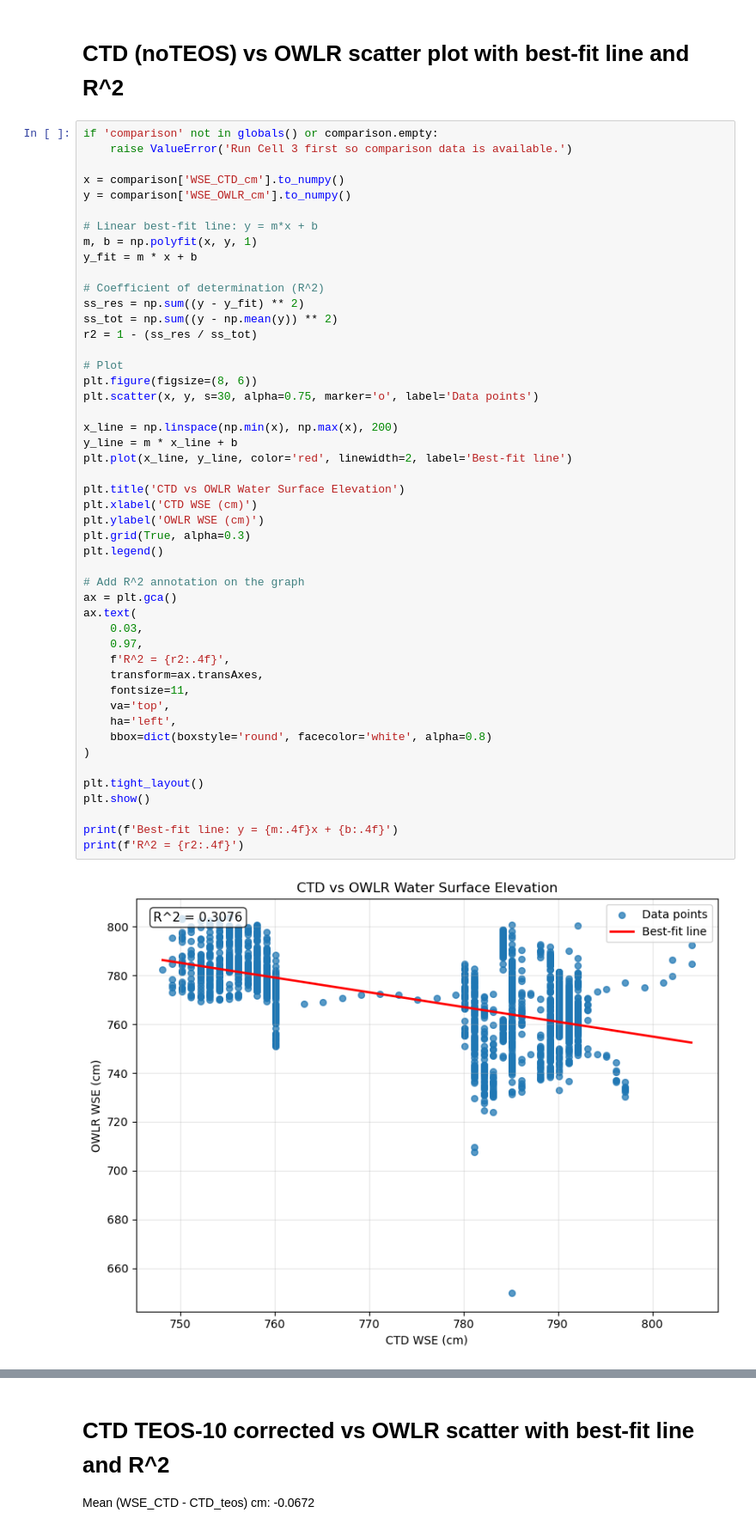
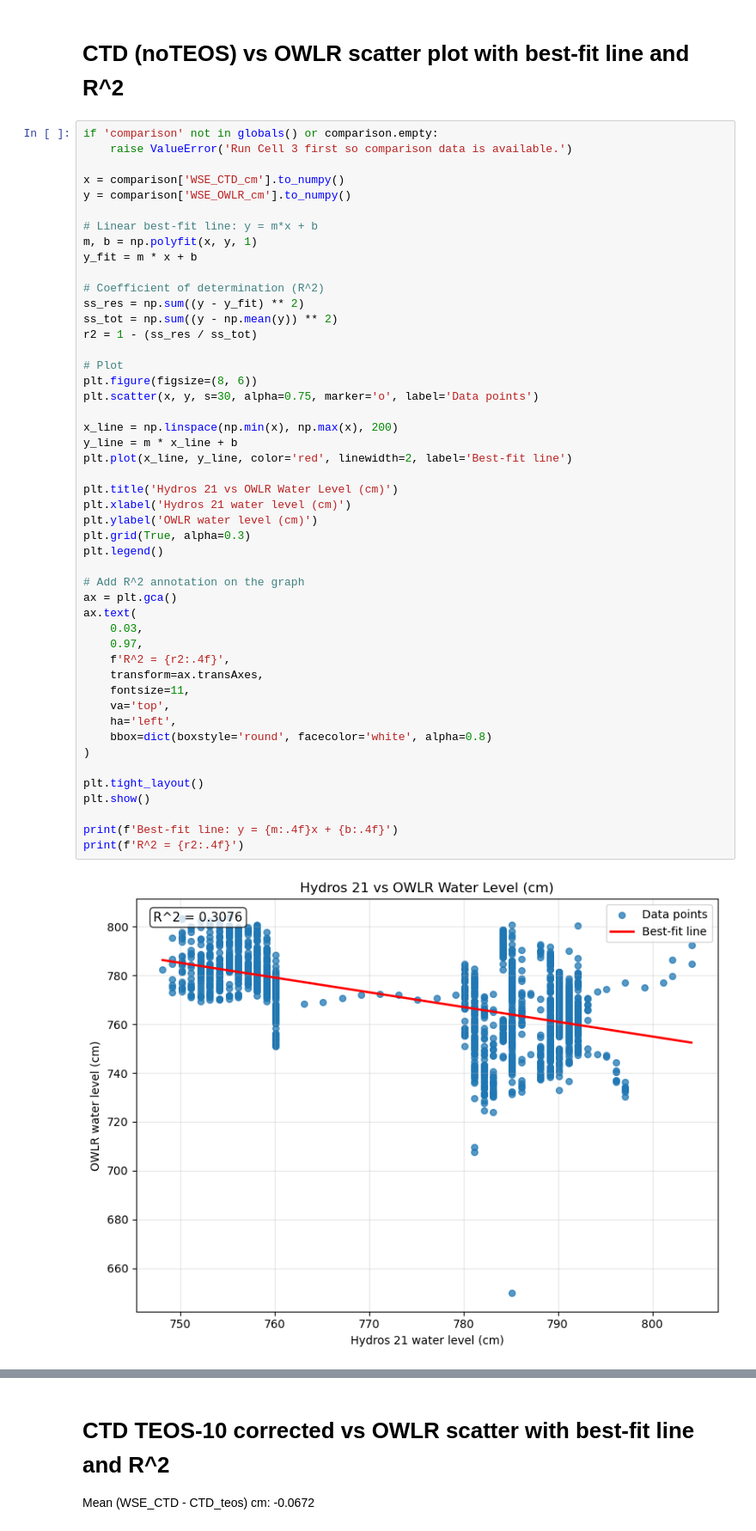
Before and after one commit to COAST-Lab/Open-Water-Level-and-Rainfall-Sensor, a Jupyter notebook: Data Analysis/waterSurfaceElevationAnalysis.ipynb, the cells around one changed output, grey strips where cells are left out. Shown at 86% size. Saved outputs shown, nothing was run; the diff lists cells and outputs as text.

```diff
--- a/Data Analysis/waterSurfaceElevationAnalysis.ipynb
+++ b/Data Analysis/waterSurfaceElevationAnalysis.ipynb
@@ -348,37 +358,37 @@ r2 = 1 - (ss_res / ss_tot)
 # Plot
 plt.figure(figsize=(8, 6))
 plt.scatter(x, y, s=30, alpha=0.75, marker='o', label='Data points')
 
 x_line = np.linspace(np.min(x), np.max(x), 200)
 y_line = m * x_line + b
 plt.plot(x_line, y_line, color='red', linewidth=2, label='Best-fit line')
 
-plt.title('CTD vs OWLR Water Surface Elevation')
-plt.xlabel('CTD WSE (cm)')
-plt.ylabel('OWLR WSE (cm)')
+plt.title('Hydros 21 vs OWLR Water Level (cm)')
+plt.xlabel('Hydros 21 water level (cm)')
+plt.ylabel('OWLR water level (cm)')
 plt.grid(True, alpha=0.3)
 plt.legend()
 
 # Add R^2 annotation on the graph
 ax = plt.gca()
 ax.text(
     0.03,
     0.97,
     f'R^2 = {r2:.4f}',
     transform=ax.transAxes,
     fontsize=11,
     va='top',
     ha='left',
     bbox=dict(boxstyle='round', facecolor='white', alpha=0.8)
 )
 
 plt.tight_layout()
 plt.show()
 
 print(f'Best-fit line: y = {m:.4f}x + {b:.4f}')
 print(f'R^2 = {r2:.4f}')
 # %% [output]
-[figure, old version]
+[figure, new version]
 Best-fit line: y = -0.6043x + 1238.3870
 R^2 = 0.3076
 # %% [markdown]
```
Also changed, not shown: parts of 4 cells of this notebook, 10 other files.
